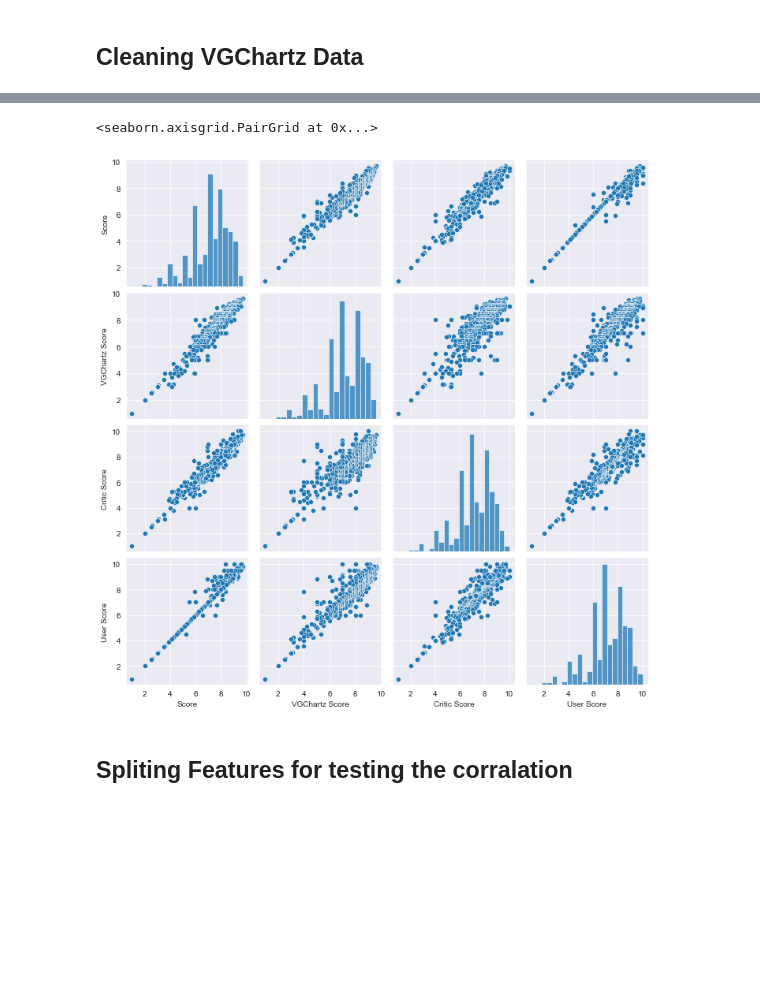
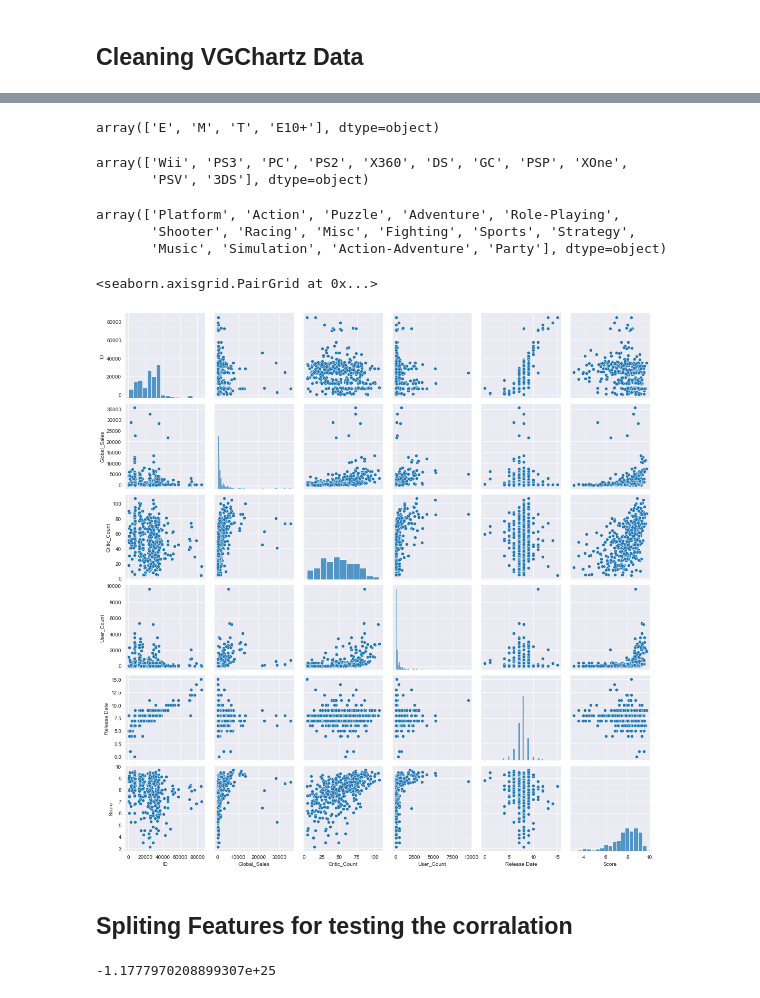
Before and after one commit to L9Sneaky/SDAIA_Regression, a Jupyter notebook: linear regression.ipynb, the cells around one changed output, grey strips where cells are left out. Drawn from its saved outputs; the diff is of its cells as text; code cells hidden in the pictures; blank space fills up the shorter version.

```diff
--- a/linear regression.ipynb
+++ b/linear regression.ipynb
@@ -37,0 +76,2 @@ df =df.dropna(subset=['Score'])
+# %%
+new_df['Release Date'] = new_df['Release Date'] -new_df['Release Date'].min()
@@ -37,0 +98,6 @@ df =df.dropna(subset=['Score'])
+# %%
+new_df = new_df.loc[:, (new_df.columns != 'User Score')]
+# %%
+new_df = new_df.loc[:, (new_df.columns != 'Critic Score')]
+# %%
+new_df = new_df.loc[:, (new_df.columns != 'VGChartz Score')]
@@ -38,8 +115,23 @@ df =df.dropna(subset=['Score'])
+# %%
+new_df.Rating.unique()
+# %% [output]
+array(['E', 'M', 'T', 'E10+'], dtype=object)
+# %%
+new_df.Console.unique()
+# %% [output]
+array(['Wii', 'PS3', 'PC', 'PS2', 'X360', 'DS', 'GC', 'PSP', 'XOne',
+       'PSV', '3DS'], dtype=object)
+# %%
+new_df.Genre.unique()
+# %% [output]
+array(['Platform', 'Action', 'Puzzle', 'Adventure', 'Role-Playing',
+       'Shooter', 'Racing', 'Misc', 'Fighting', 'Sports', 'Strategy',
+       'Music', 'Simulation', 'Action-Adventure', 'Party'], dtype=object)
 # %%
-sns.pairplot(df[['Score', 'VGChartz Score', 'Critic Score', 'User Score']])
+sns.pairplot(new_df)
 # %% [output]
 <seaborn.axisgrid.PairGrid at 0x...>
-[figure, old version]
+[figure, new version]
 # %% [markdown]
 ## Spliting Features for testing the corralation
 # %%
@@ -50,3 +153,9 @@ df_scores_genre_console = df.copy(deep=True)
+# %%
+lm = LinearRegression()
+result = cross_val_score(lm, X, big_new_df['Global_Sales'], cv=5, scoring='r2')
+result.mean()
+# %% [output]
+-1.1777970208899307e+25
 # %%
 df_scores = df_scores[['Score', 'VGChartz Score', 'Critic Score', 'User Score']]
 df_genre = pd.get_dummies(df_genre[['Score','VGChartz Score', 'Genre']], columns=['Genre'])
```
Also changed, not shown: parts of 25 cells of this notebook, 1 other file.
